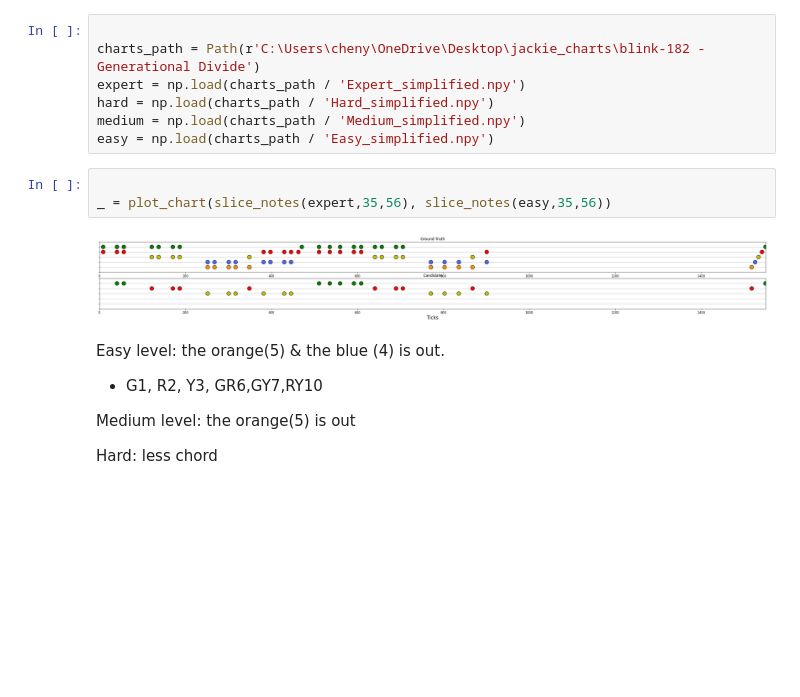
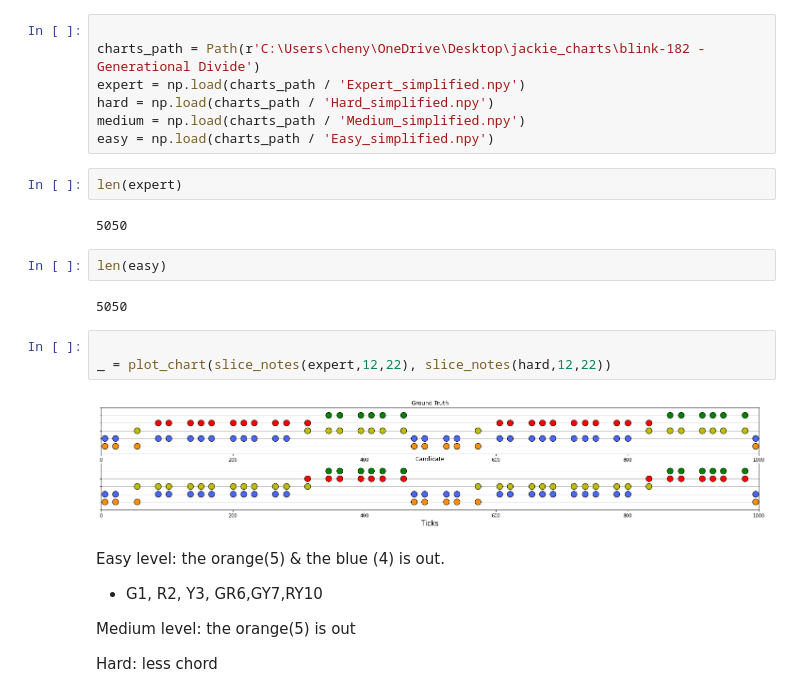
Before and after one commit to elliottwaissbluth/tensor-hero, a Jupyter notebook: Difficulty_anal/diff_explore.ipynb, the cells around one changed output. Cells and saved outputs as stored; diff of their text form; blank space fills up the shorter version.

```diff
--- a/Difficulty_anal/diff_explore.ipynb
+++ b/Difficulty_anal/diff_explore.ipynb
@@ -12,11 +12,19 @@ expert = np.load(charts_path / 'Expert_simplified.npy')
 hard = np.load(charts_path / 'Hard_simplified.npy')
 medium = np.load(charts_path / 'Medium_simplified.npy')
 easy = np.load(charts_path / 'Easy_simplified.npy')
+# %%
+len(expert)
+# %% [output]
+5050
+# %%
+len(easy)
+# %% [output]
+5050
 # %%
 
-_ = plot_chart(slice_notes(expert,35,56), slice_notes(easy,35,56))
+_ = plot_chart(slice_notes(expert,12,22), slice_notes(hard,12,22))
 # %% [output]
-[figure, old version]
+[figure, new version]
 # %% [markdown]
 Easy level: the orange(5) & the blue (4) is out.
 - G1, R2, Y3, GR6,GY7,RY10
```
Also changed, not shown: parts of 1 cell of this notebook, 2 other files.
